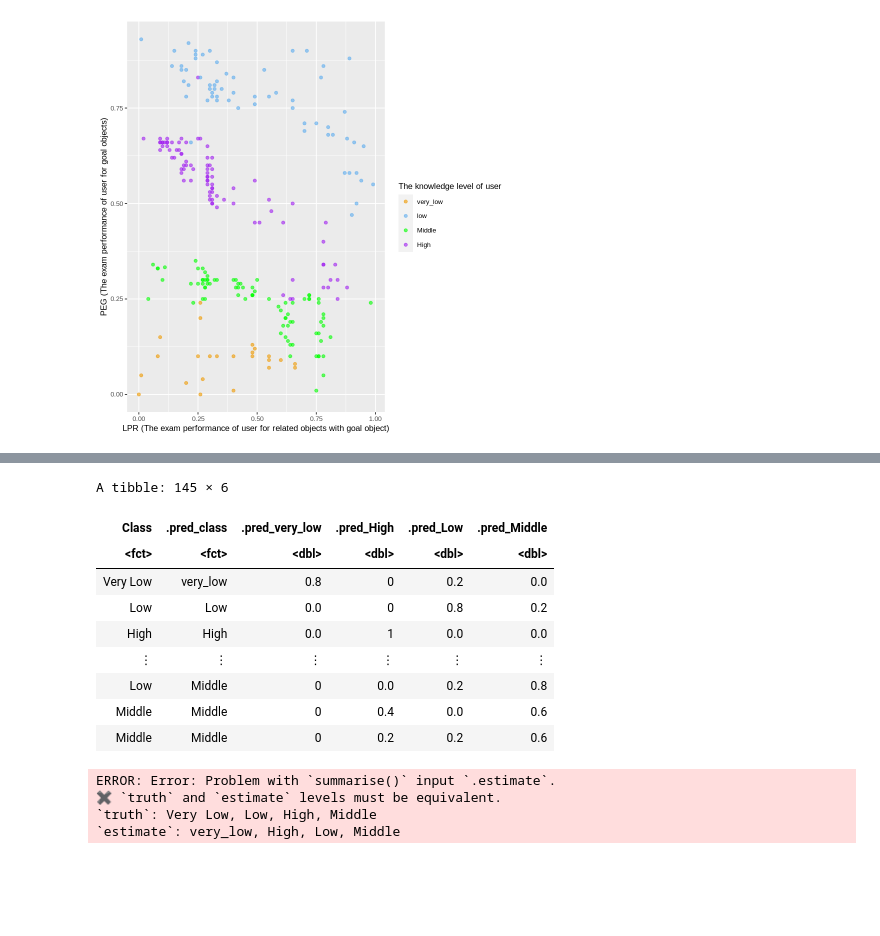
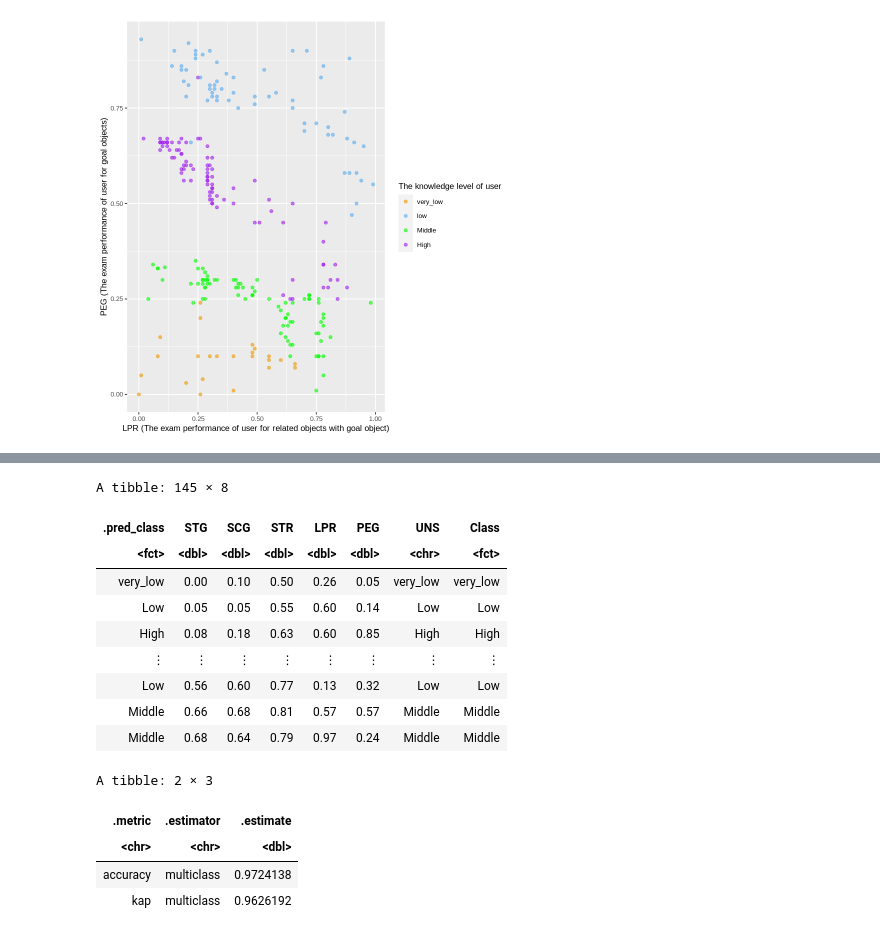
Before and after one commit to YitongZhang01/User-Knowledg-Level-Modelling-and-Analysis, a Jupyter notebook: group_project.ipynb, the cells around one changed output, grey strips where cells are left out. Drawn from its saved outputs; the diff is of its cells as text; code cells hidden in the pictures; blank space fills up the shorter version.

```diff
--- a/group_project.ipynb
+++ b/group_project.ipynb
@@ -122,0 +152,11 @@ model_fit<-fit(model_workflow,data=train)
+# %%
+#train the model with correct K value and fit the model
+knn_spec_best <- nearest_neighbor(weight_func = "rectangular", neighbors = 5) %>%
+  set_engine("kknn") %>%
+  set_mode("classification")
+
+model_fit<- workflow() %>%
+            add_recipe(data_recipe) %>%
+            add_model(knn_spec_best) %>%
+            fit(data=train)
+model_fit
@@ -153,31 +197,26 @@ A tibble: 145 × 1
-# %%
-# get prediction on test
-predicted <- test %>%
-  bind_cols(predict(knn_fit_all, test)) %>%
-  bind_cols(predict(knn_fit_all, test, type = "prob"))
-
-# quick check
-predicted %>%
-  select(Class, matches(".pred"))
-
-# test_pred <- predict(knn_fit_all, new_data = test) %>%
-#   bind_cols(predict(knn_fit_all, test, type = "prob")) %>%
-#   bind_cols(test %>% select(UNS))
-# %% [output]
-A tibble: 145 × 6
-| Class | .pred_class | .pred_very_low | .pred_High | .pred_Low | .pred_Middle |
-| <fct> | <fct> | <dbl> | <dbl> | <dbl> | <dbl> |
-| Very Low | very_low | 0.8 | 0 | 0.2 | 0.0 |
-| Low | Low | 0.0 | 0 | 0.8 | 0.2 |
-| High | High | 0.0 | 1 | 0.0 | 0.0 |
-| ⋮ | ⋮ | ⋮ | ⋮ | ⋮ | ⋮ |
-| Low | Middle | 0 | 0.0 | 0.2 | 0.8 |
-| Middle | Middle | 0 | 0.4 | 0.0 | 0.6 |
-| Middle | Middle | 0 | 0.2 | 0.2 | 0.6 |
-# %%
-predict_accuracy <- predicted %>% accuracy(truth = Class, estimate=.pred_class)
-# %% [output]
-ERROR: Error: Problem with `summarise()` input `.estimate`.
-✖ `truth` and `estimate` levels must be equivalent.
-`truth`: Very Low, Low, High, Middle
-`estimate`: very_low, High, Low, Middle
+# %%
+test_predictions <- predict(model_fit, test) %>%
+                    bind_cols(test)
+test_predictions
+# %% [output]
+A tibble: 145 × 8
+| .pred_class | STG | SCG | STR | LPR | PEG | UNS | Class |
+| <fct> | <dbl> | <dbl> | <dbl> | <dbl> | <dbl> | <chr> | <fct> |
+| very_low | 0.00 | 0.10 | 0.50 | 0.26 | 0.05 | very_low | very_low |
+| Low | 0.05 | 0.05 | 0.55 | 0.60 | 0.14 | Low | Low |
+| High | 0.08 | 0.18 | 0.63 | 0.60 | 0.85 | High | High |
+| ⋮ | ⋮ | ⋮ | ⋮ | ⋮ | ⋮ | ⋮ | ⋮ |
+| Low | 0.56 | 0.60 | 0.77 | 0.13 | 0.32 | Low | Low |
+| Middle | 0.66 | 0.68 | 0.81 | 0.57 | 0.57 | Middle | Middle |
+| Middle | 0.68 | 0.64 | 0.79 | 0.97 | 0.24 | Middle | Middle |
+# %%
+# get prediction on test
+test_predictions %>%
+                    mutate(.pred_class = factor(.pred_class, levels = c("very_low", "Low", "High", "Middle")))%>%
+                    metrics(truth = Class, estimate = .pred_class)
+# %% [output]
+A tibble: 2 × 3
+| .metric | .estimator | .estimate |
+| <chr> | <chr> | <dbl> |
+| accuracy | multiclass | 0.9724138 |
+| kap | multiclass | 0.9626192 |
```
Also changed, not shown: parts of 6 cells of this notebook, 1 other file.
